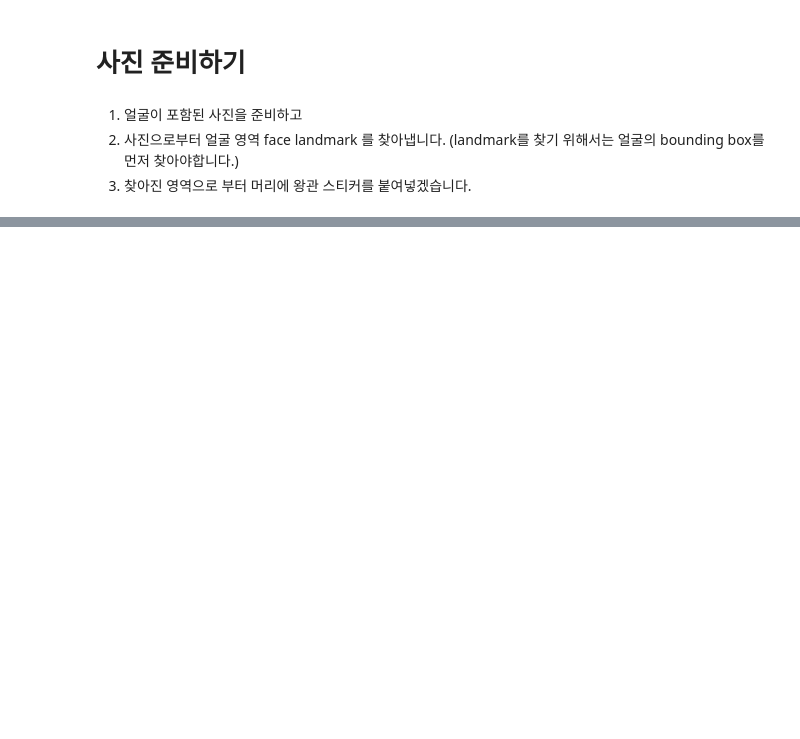
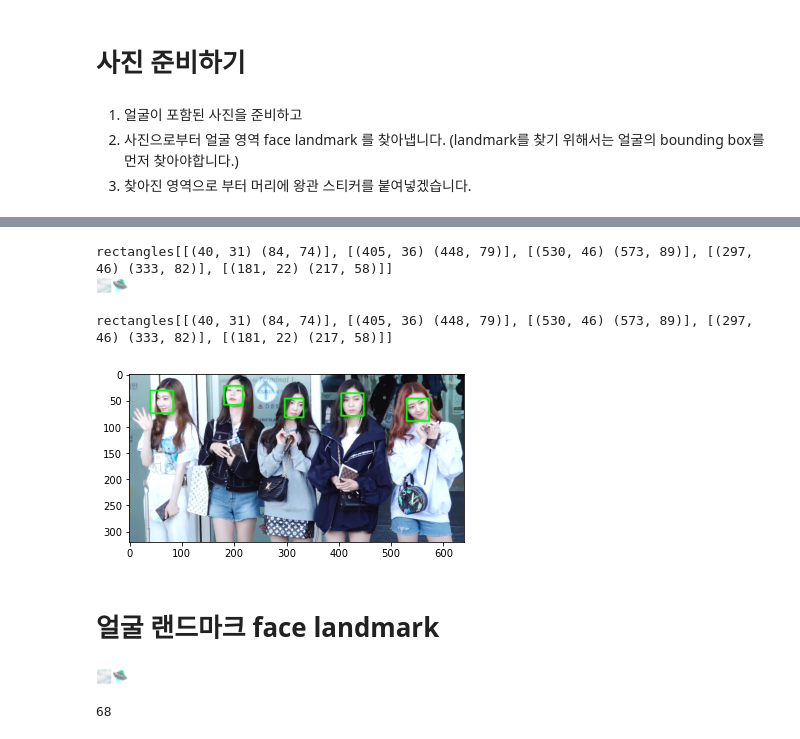
Before and after one commit to PEBpung/Aiffel, a Jupyter notebook: Project/Exploration/E10. Camera sticker app_ex.ipynb, the cells around one changed output, grey strips where cells are left out. Saved outputs shown, nothing was run; the diff lists cells and outputs as text; code cells hidden in the pictures; blank space fills up the shorter version.

```diff
--- a/Project/Exploration/E10. Camera sticker app_ex.ipynb
+++ b/Project/Exploration/E10. Camera sticker app_ex.ipynb
@@ -20,0 +39,27 @@ img_show = img_bgr.copy() # 출력용 이미지 복사
+# %%
+img_rgb = cv2.cvtColor(img_bgr, cv2.COLOR_BGR2RGB)
+dlib_rects = detector_hog(img_rgb, 1)   #- (image, num of img pyramid)
+print(dlib_rects)
+print("🌫🛸")
+# %% [output]
+rectangles[[(40, 31) (84, 74)], [(405, 36) (448, 79)], [(530, 46) (573, 89)], [(297, 46) (333, 82)], [(181, 22) (217, 58)]]
+🌫🛸
+# %%
+print(dlib_rects)   # 찾은 얼굴영역 좌표
+
+for dlib_rect in dlib_rects:
+    l = dlib_rect.left()
+    t = dlib_rect.top()
+    r = dlib_rect.right()
+    b = dlib_rect.bottom()
+
+    cv2.rectangle(img_show, (l,t), (r,b), (0,255,0), 2, lineType=cv2.LINE_AA)
+
+img_show_rgb =  cv2.cvtColor(img_show, cv2.COLOR_BGR2RGB)
+plt.imshow(img_show_rgb)
+plt.show()
+# %% [output]
+rectangles[[(40, 31) (84, 74)], [(405, 36) (448, 79)], [(530, 46) (573, 89)], [(297, 46) (333, 82)], [(181, 22) (217, 58)]]
+[figure, added]
+# %% [markdown]
+# 얼굴 랜드마크 face landmark
@@ -20,0 +70,17 @@ img_show = img_bgr.copy() # 출력용 이미지 복사
+# %%
+import os
+model_path = './data/models/shape_predictor_68_face_landmarks.dat'
+landmark_predictor = dlib.shape_predictor(model_path)
+print("🌫🛸")
+# %% [output]
+🌫🛸
+# %%
+list_landmarks = []
+for dlib_rect in dlib_rects:
+    points = landmark_predictor(img_rgb, dlib_rect)
+    list_points = list(map(lambda p: (p.x, p.y), points.parts()))
+    list_landmarks.append(list_points)
+
+print(len(list_landmarks[0]))
+# %% [output]
+68
```
Also changed, not shown: parts of 26 cells of this notebook.
